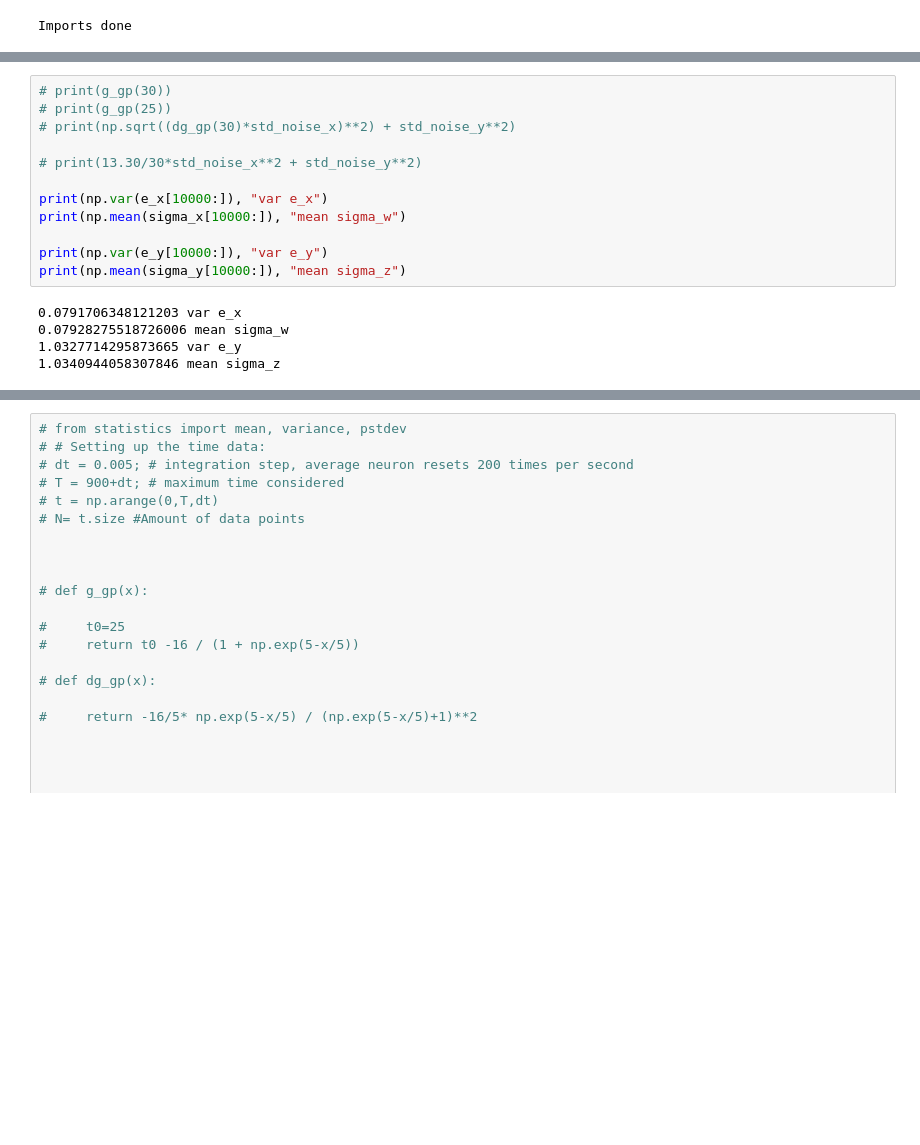
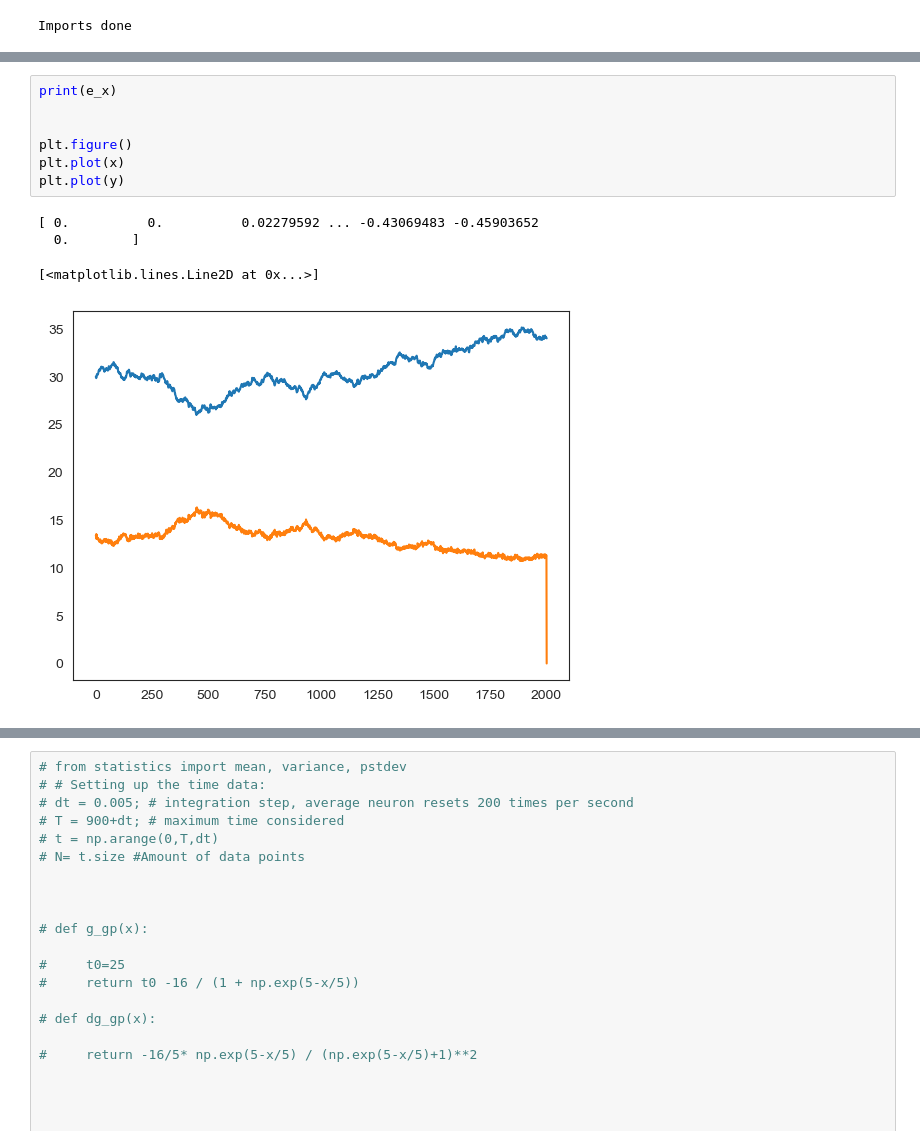
Before and after one commit to sebastiaan116/Affective-Active-Inference, a Jupyter notebook: Noise_test_xy.ipynb, the cells around one changed output, grey strips where cells are left out. Drawn from its saved outputs; the diff is of its cells as text; blank space fills up the shorter version.

```diff
--- a/Noise_test_xy.ipynb
+++ b/Noise_test_xy.ipynb
@@ -100,17 +130,12 @@ for i in np.arange(0,N-1):
-# %%
-# print(g_gp(30))
-# print(g_gp(25))
-# print(np.sqrt((dg_gp(30)*std_noise_x)**2) + std_noise_y**2)
-
-# print(13.30/30*std_noise_x**2 + std_noise_y**2)
-
-print(np.var(e_x[10000:]), "var e_x")
-print(np.mean(sigma_x[10000:]), "mean sigma_w")
-
-print(np.var(e_y[10000:]), "var e_y")
-print(np.mean(sigma_y[10000:]), "mean sigma_z")
-# %% [output]
-0.0791706348121203 var e_x
-0.07928275518726006 mean sigma_w
-1.0327714295873665 var e_y
-1.0340944058307846 mean sigma_z
+# %%
+print(e_x)
+
+
+plt.figure()
+plt.plot(x)
+plt.plot(y)
+# %% [output]
+[ 0.          0.          0.02279592 ... -0.43069483 -0.45903652
+  0.        ]
+[<matplotlib.lines.Line2D at 0x...>]
+[figure, added]
```
Also changed, not shown: parts of 3 cells of this notebook, 1 other file.
